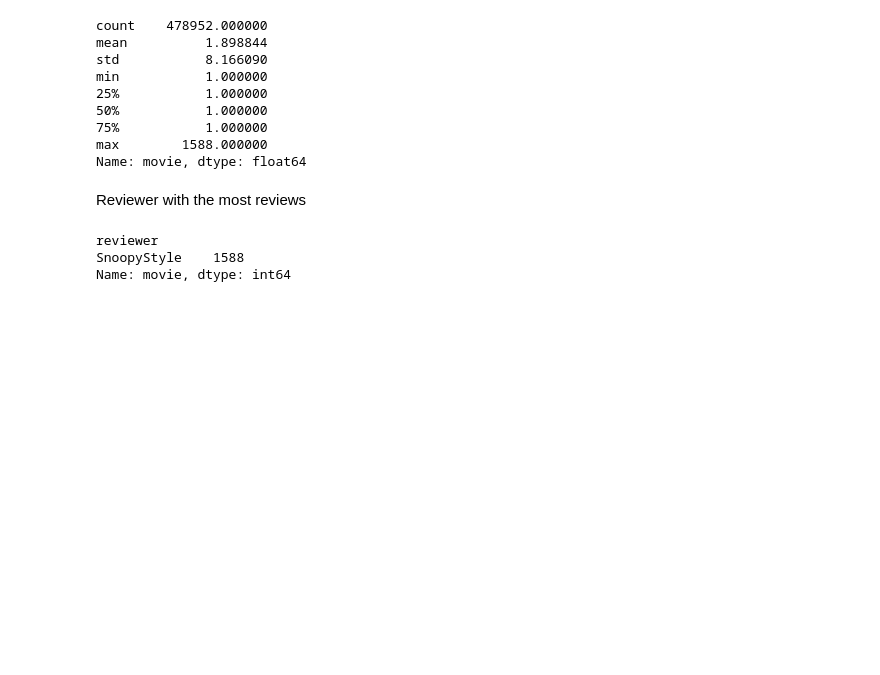
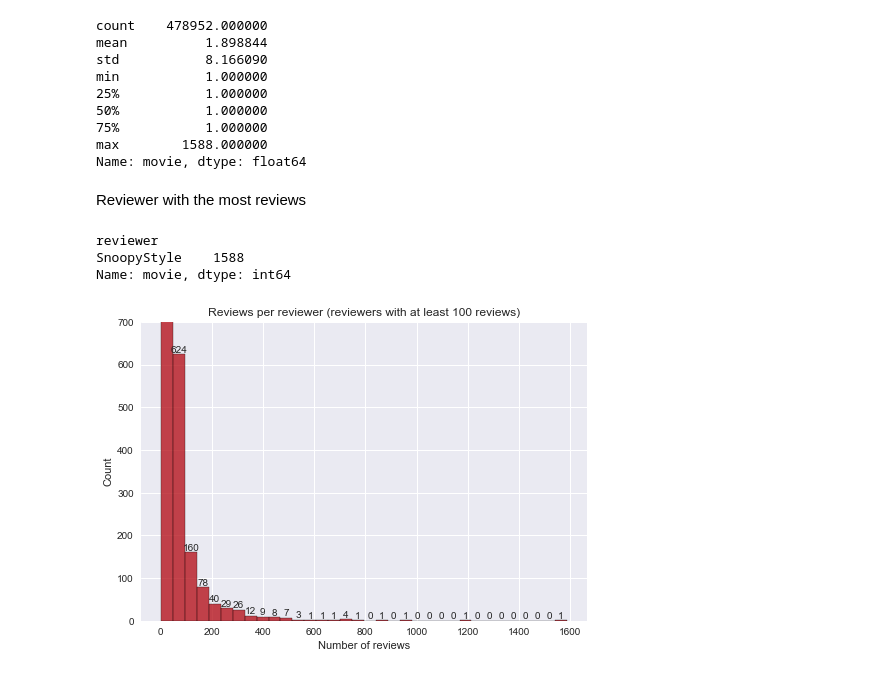
Before and after one commit to rfontao/PRI, a Jupyter notebook: notebooks/analysis.ipynb, the cells around one changed output. Saved outputs shown, nothing was run; the diff lists cells and outputs as text; code cells hidden in the pictures; blank space fills up the shorter version.

```diff
--- a/notebooks/analysis.ipynb
+++ b/notebooks/analysis.ipynb
@@ -70,7 +104,8 @@ for container in ax2.containers:
 # %% [markdown]
 # Number of reviews per reviewer
 # %%
-reviews.groupby('reviewer').count()['movie'].describe()
+reviews_per_reviewer = reviews.groupby('reviewer').count()['movie']
+reviews_per_reviewer.describe()
 # %% [output]
 count    478952.000000
 mean          1.898844
@@ -83,10 +118,21 @@ max        1588.000000
 Name: movie, dtype: float64
 # %% [markdown]
 Reviewer with the most reviews
-# %%
-review_count = reviews.groupby('reviewer').count()['movie']
-review_count[review_count == review_count.max()]
-# %% [output]
-reviewer
-SnoopyStyle    1588
-Name: movie, dtype: int64
+# %%
+reviews_per_reviewer[reviews_per_reviewer == reviews_per_reviewer.max()]
+# %% [output]
+reviewer
+SnoopyStyle    1588
+Name: movie, dtype: int64
+# %%
+fig, ax = plt.subplots()
+
+sns.histplot(reviews_per_reviewer, bins="doane", ax=ax, color=palette['secondary'])
+ax.set_title('Reviews per reviewer (reviewers with at least 100 reviews)')
+ax.set_xlabel('Number of reviews')
+ax.set_ylim(0, 700)
+
+for container in ax.containers:
+    ax.bar_label(container)
+# %% [output]
+[figure, added]
```
Also changed, not shown: parts of 1 cell of this notebook.
